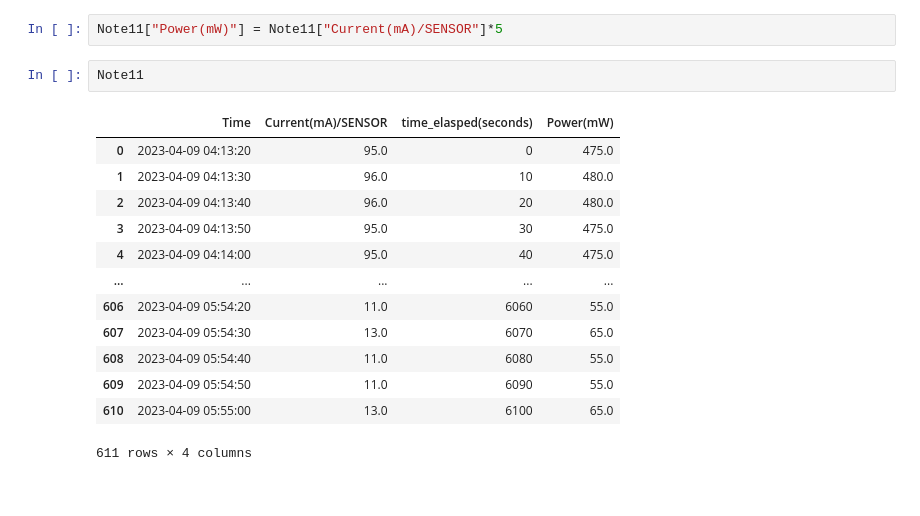
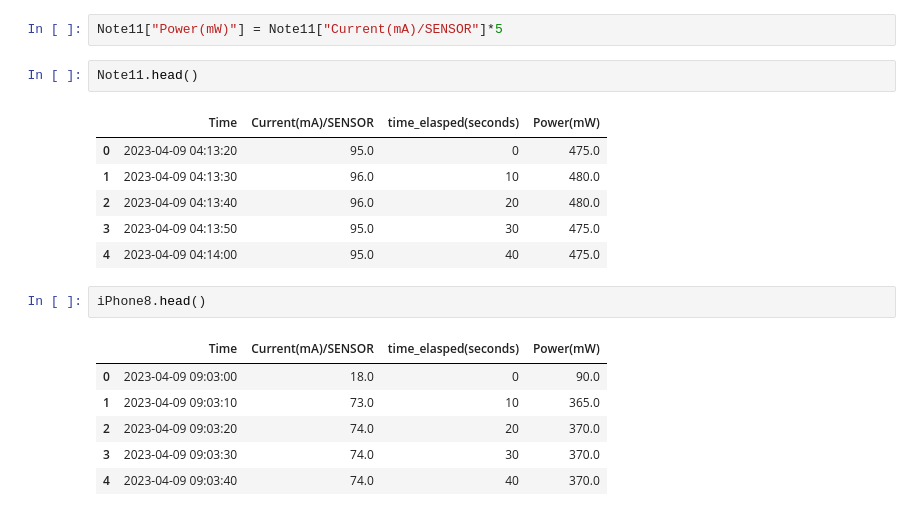
Before and after one commit to hrishi463/Phone-Battery, a Jupyter notebook: main.ipynb, the cells around one changed output. Saved outputs shown, nothing was run; the diff lists cells and outputs as text.

```diff
--- a/main.ipynb
+++ b/main.ipynb
@@ -210,18 +183,20 @@ iPhone7plus["Power(mW)"] = iPhone7plus["Current(mA)/SENSOR"]*5
 # %%
 Note11["Power(mW)"] = Note11["Current(mA)/SENSOR"]*5
 # %%
-Note11
+Note11.head()
 # %% [output]
 |  | Time | Current(mA)/SENSOR | time_elasped(seconds) | Power(mW) |
 | 0 | 2023-04-09 04:13:20 | 95.0 | 0 | 475.0 |
 | 1 | 2023-04-09 04:13:30 | 96.0 | 10 | 480.0 |
 | 2 | 2023-04-09 04:13:40 | 96.0 | 20 | 480.0 |
 | 3 | 2023-04-09 04:13:50 | 95.0 | 30 | 475.0 |
 | 4 | 2023-04-09 04:14:00 | 95.0 | 40 | 475.0 |
-| ... | ... | ... | ... | ... |
-| 606 | 2023-04-09 05:54:20 | 11.0 | 6060 | 55.0 |
-| 607 | 2023-04-09 05:54:30 | 13.0 | 6070 | 65.0 |
-| 608 | 2023-04-09 05:54:40 | 11.0 | 6080 | 55.0 |
-| 609 | 2023-04-09 05:54:50 | 11.0 | 6090 | 55.0 |
-| 610 | 2023-04-09 05:55:00 | 13.0 | 6100 | 65.0 |
-611 rows × 4 columns
+# %%
+iPhone8.head()
+# %% [output]
+|  | Time | Current(mA)/SENSOR | time_elasped(seconds) | Power(mW) |
+| 0 | 2023-04-09 09:03:00 | 18.0 | 0 | 90.0 |
+| 1 | 2023-04-09 09:03:10 | 73.0 | 10 | 365.0 |
+| 2 | 2023-04-09 09:03:20 | 74.0 | 20 | 370.0 |
+| 3 | 2023-04-09 09:03:30 | 74.0 | 30 | 370.0 |
+| 4 | 2023-04-09 09:03:40 | 74.0 | 40 | 370.0 |
```
Also changed, not shown: parts of 4 cells of this notebook.
